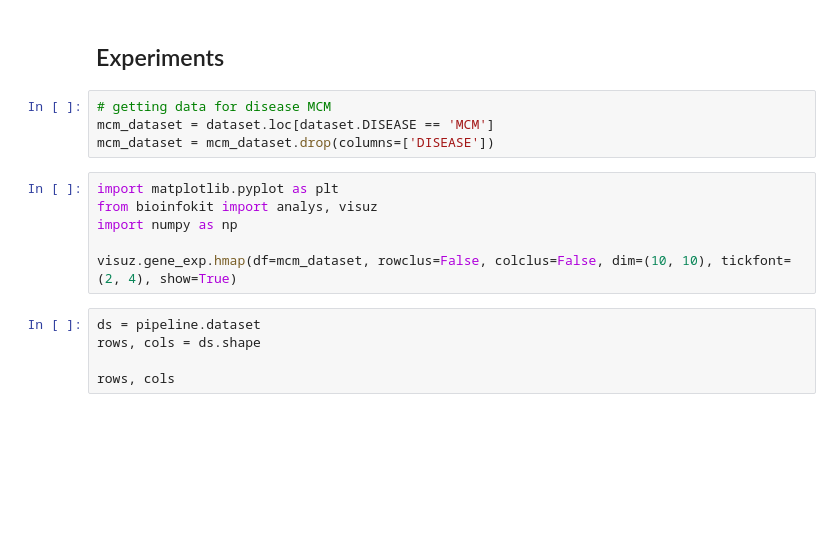
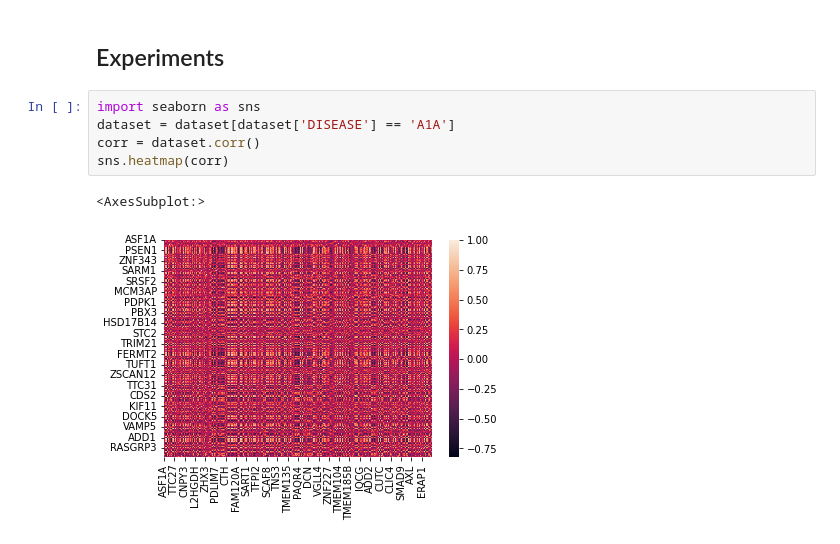
Before and after one commit to federicosilvestri/chl-project, a Jupyter notebook: src/notebooks/Pipeline.ipynb, the cells around one changed output. Saved outputs shown, nothing was run; the diff lists cells and outputs as text; blank space fills up the shorter version.

```diff
--- a/src/notebooks/Pipeline.ipynb
+++ b/src/notebooks/Pipeline.ipynb
@@ -72,18 +56,11 @@ Name: DISEASE, dtype: int64
 [figure]
 # %% [markdown]
 ## Experiments
-# %%
-# getting data for disease MCM
-mcm_dataset = dataset.loc[dataset.DISEASE == 'MCM']
-mcm_dataset = mcm_dataset.drop(columns=['DISEASE'])
-# %%
-import matplotlib.pyplot as plt
-from bioinfokit import analys, visuz
-import numpy as np
-
-visuz.gene_exp.hmap(df=mcm_dataset, rowclus=False, colclus=False, dim=(10, 10), tickfont=(2, 4), show=True)
-# %%
-ds = pipeline.dataset
-rows, cols = ds.shape
-
-rows, cols
+# %%
+import seaborn as sns
+dataset = dataset[dataset['DISEASE'] == 'A1A']
+corr = dataset.corr()
+sns.heatmap(corr)
+# %% [output]
+<AxesSubplot:>
+[figure, added]
```
Also changed, not shown: parts of 3 cells of this notebook, 4 other files.
